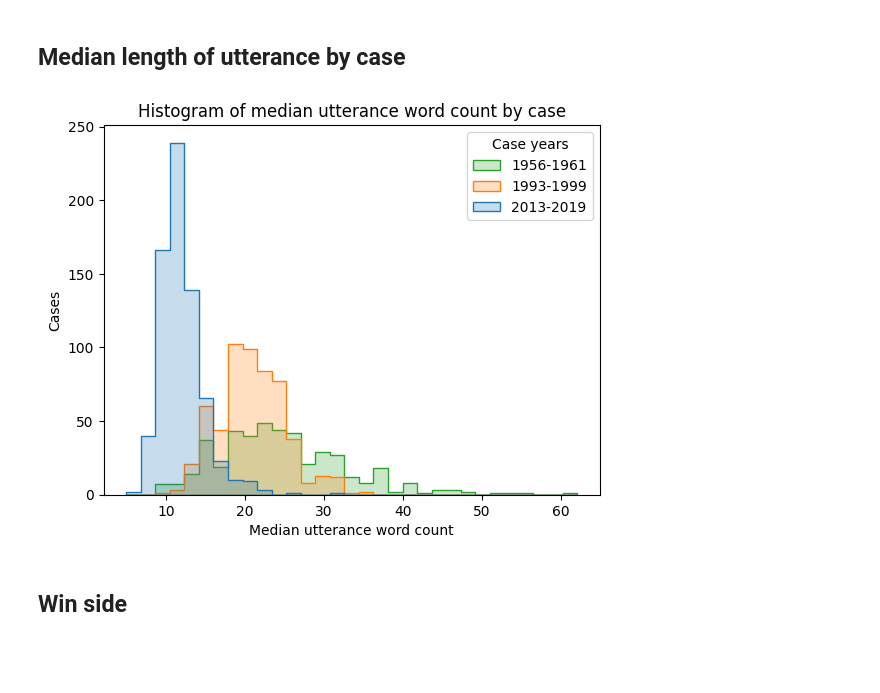
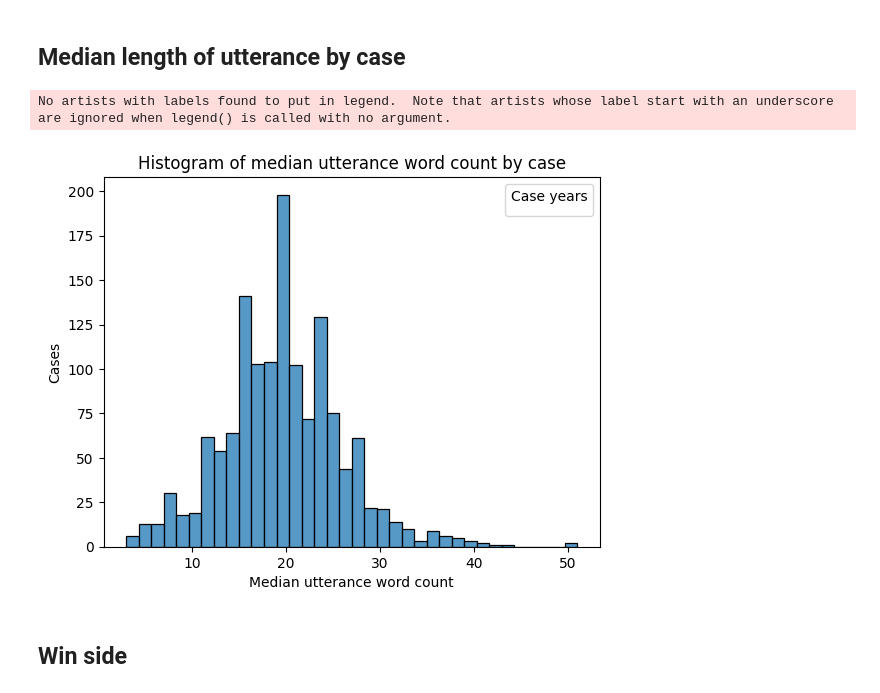
Before and after one commit to wagnerlmichael/supreme_court_nlp, a Jupyter notebook: eda/summary_stats.ipynb, the cells around one changed output. Saved outputs shown, nothing was run; the diff lists cells and outputs as text; code cells hidden in the pictures; blank space fills up the shorter version.

Commit message:
update summary stats/figures on new data

```diff
--- a/eda/summary_stats.ipynb
+++ b/eda/summary_stats.ipynb
@@ -28,7 +28,3 @@ for filename in csv_list:
     df_list.append(df)
 
 df_base = pd.concat(df_list, axis=0, ignore_index=True)
-# %%
-df_base['year_grouping'] = np.where(df_base['year'] < 1962, '1956-1961',
-                           np.where((df_base['year'] < 2000) & (df_base['year'] > 1962), '1993-1999',
-                           np.where(df_base['year'] > 2012, '2013-2019', np.nan)))
@@ -136,18 +135,19 @@ def count_words(s):
 # %%
 df['word_count'] = df['text'].apply(count_words)
 # %%
-df_utter_length_by_case = df.groupby(['case_id'], as_index=False).agg({'word_count': 'median', 'year_grouping': 'first'})
+df_utter_length_by_case = df.groupby(['case_id'], as_index=False).agg({'word_count': 'median'})
 # %%
-sns.histplot(data=df_utter_length_by_case, x='word_count', hue='year_grouping', element='step')
+sns.histplot(data=df_utter_length_by_case, x='word_count')
 plt.xlabel('Median utterance word count')
 plt.ylabel('Cases')
-plt.legend(title='Case years', labels=df_utter_by_case.year_grouping.unique())
+plt.legend(title='Case years')
 plt.title('Histogram of median utterance word count by case');
 
-plt.savefig(os.path.join(eda_figures_path, 'hist_median_utter_word_count_per_year_group.png'),
-            bbox_inches='tight')
+#plt.savefig(os.path.join(eda_figures_path, 'hist_median_utter_word_count_per_year_group.png'),
+#            bbox_inches='tight')
 # %% [output]
+No artists with labels found to put in legend.  Note that artists whose label start with an underscore are ignored when legend() is called with no argument.
-[figure, old version]
+[figure, new version]
 # %% [markdown]
 ## Win side
 # %%
```
Also changed, not shown: parts of 23 cells of this notebook, 10 other files.
